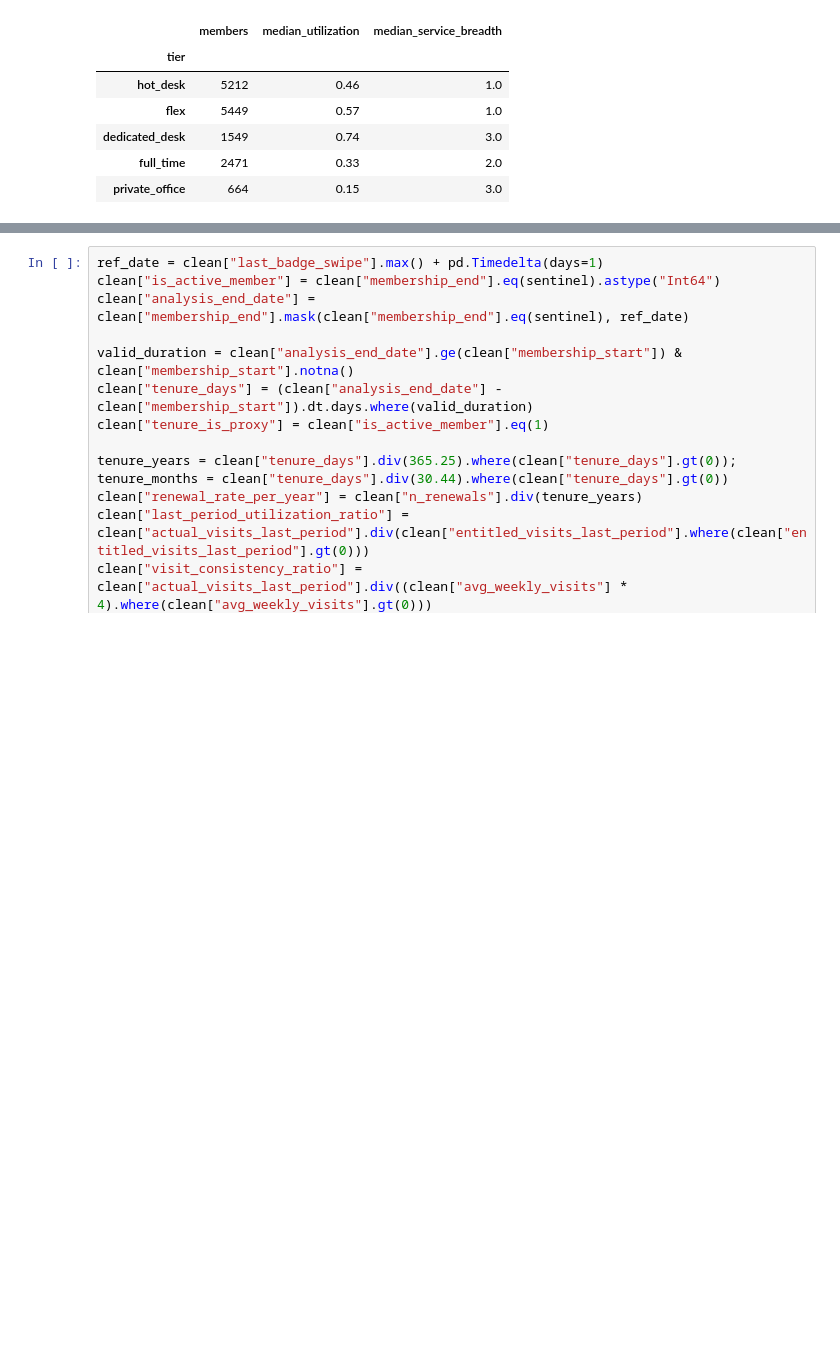
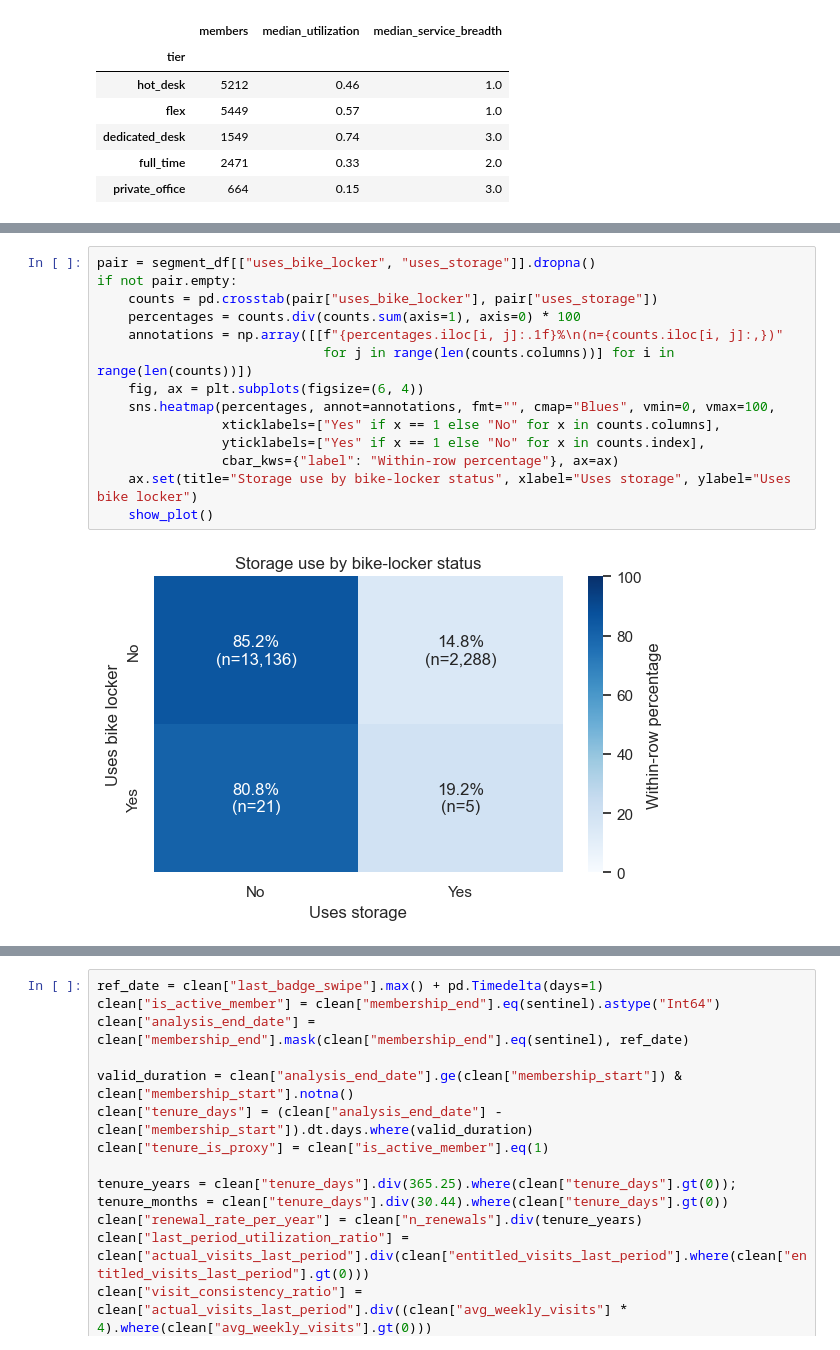
Before and after one commit to arfarfq/data_mining, a Jupyter notebook: notebooks/EDA.ipynb, the cells around one changed output, grey strips where cells are left out. Saved outputs shown, nothing was run; the diff lists cells and outputs as text; blank space fills up the shorter version.

```diff
--- a/notebooks/EDA.ipynb
+++ b/notebooks/EDA.ipynb
@@ -433,0 +529,16 @@ display(util_profile.round(2))
+# %%
+pair = segment_df[["uses_bike_locker", "uses_storage"]].dropna()
+if not pair.empty:
+    counts = pd.crosstab(pair["uses_bike_locker"], pair["uses_storage"])
+    percentages = counts.div(counts.sum(axis=1), axis=0) * 100
+    annotations = np.array([[f"{percentages.iloc[i, j]:.1f}%\n(n={counts.iloc[i, j]:,})"
+                             for j in range(len(counts.columns))] for i in range(len(counts))])
+    fig, ax = plt.subplots(figsize=(6, 4))
+    sns.heatmap(percentages, annot=annotations, fmt="", cmap="Blues", vmin=0, vmax=100,
+                xticklabels=["Yes" if x == 1 else "No" for x in counts.columns],
+                yticklabels=["Yes" if x == 1 else "No" for x in counts.index],
+                cbar_kws={"label": "Within-row percentage"}, ax=ax)
+    ax.set(title="Storage use by bike-locker status", xlabel="Uses storage", ylabel="Uses bike locker")
+    show_plot()
+# %% [output]
+[figure, added]
```
Also changed, not shown: parts of 55 cells of this notebook, 3 other files.
